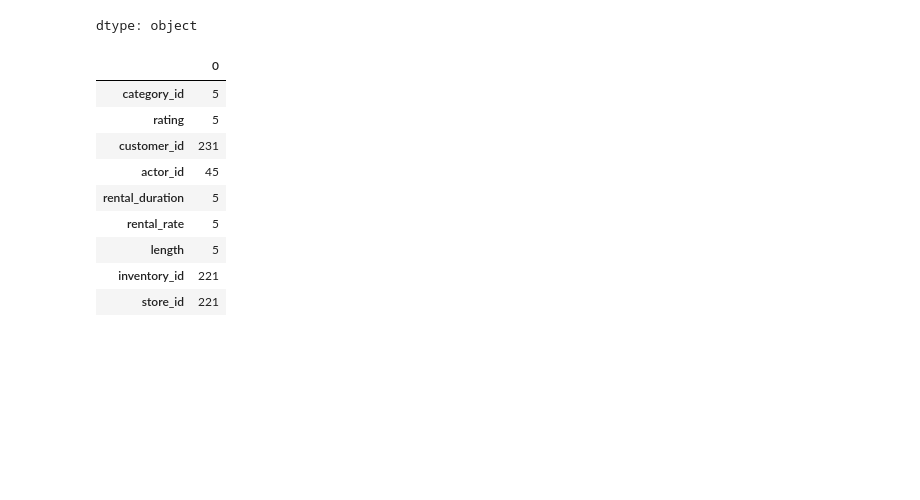
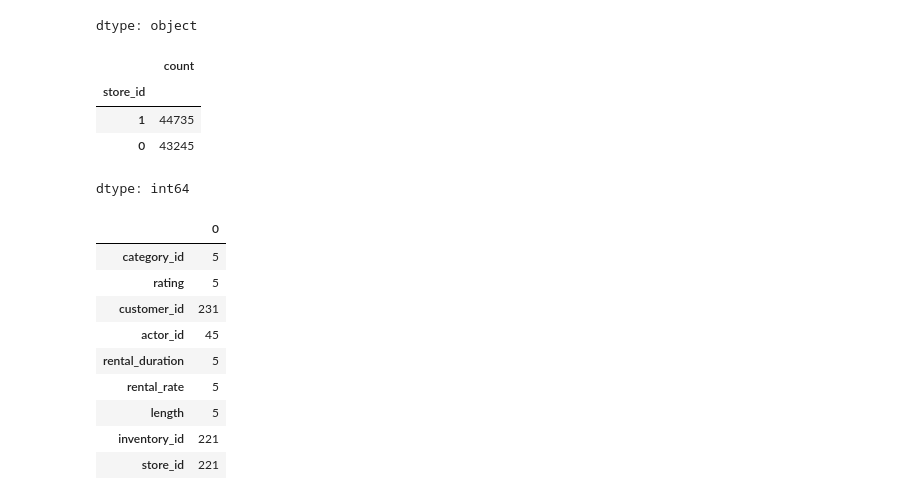
Before and after one commit to rajanpandi/dvd_data, a Jupyter notebook: final_proj_classification(95).ipynb, the cells around one changed output. Cells and saved outputs as stored; diff of their text form; code cells hidden in the pictures; blank space fills up the shorter version.

```diff
--- a/final_proj_classification(95).ipynb
+++ b/final_proj_classification(95).ipynb
@@ -32,6 +44,14 @@ df1.dtypes
 | inventory_id | float64 |
 | store_id | float64 |
 dtype: object
+# %%
+df1.store_id.value_counts()
+# %% [output]
+|  | count |
+| store_id |  |
+| 1 | 44735 |
+| 0 | 43245 |
+dtype: int64
 # %%
 df1.isnull().sum()
 # %% [output]
```
Also changed, not shown: parts of 22 cells of this notebook.
